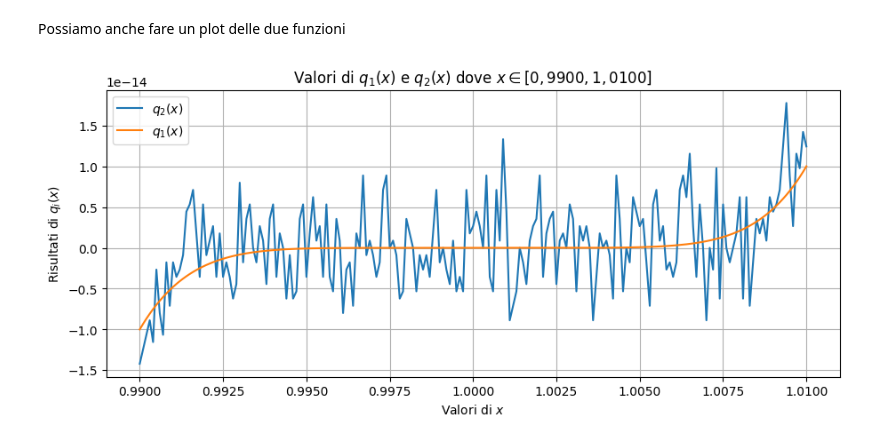
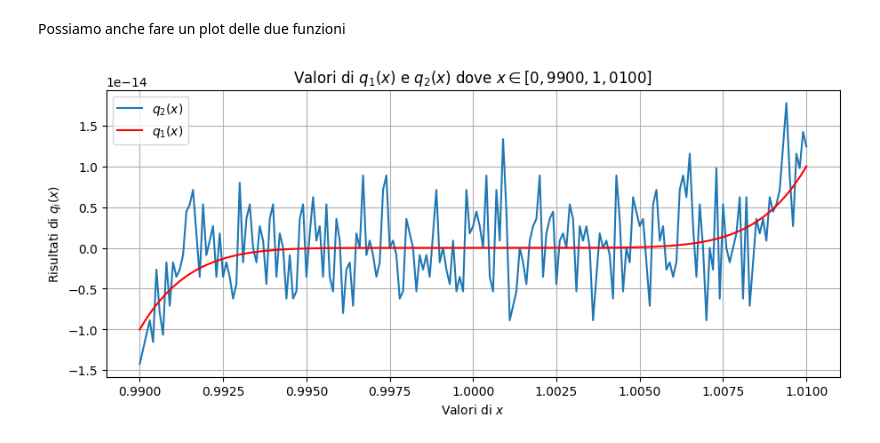
Before and after one commit to ElBi21/ACSAI, a Jupyter notebook: 3rd Year/Analisi e Calcolo Numerico/code/Python Notebooks/01-intro.ipynb, the cells around one changed output. Cells and saved outputs as stored; diff of their text form; code cells hidden in the pictures.

Commit message:
ACN changed graph in 1.1.0 and continued with IEEE

```diff
--- a/3rd Year/Analisi e Calcolo Numerico/code/Python Notebooks/01-intro.ipynb
+++ b/3rd Year/Analisi e Calcolo Numerico/code/Python Notebooks/01-intro.ipynb
@@ -38,18 +39,21 @@ Q2 = 1.776356839e-15 | E2 = -1.7763568389999e-15
 # %% [markdown]
 Possiamo anche fare un plot delle due funzioni
 # %%
+plt.rcParams['axes.facecolor'] = 'white'
+
 x = np.arange(0.9900, 1.0100, 0.0001)
 y1 = [q1(i) for i in x]
 y2 = [q2(i) for i in x]
 
 plt.figure(figsize=(9, 4), layout='constrained')
 plt.plot(x, y2, label="$q_2(x)$")
-plt.plot(x, y1, label="$q_1(x)$")
+plt.plot(x, y1, label="$q_1(x)$", color="red")
 plt.xlabel("Valori di $x$")
 plt.ylabel("Risultati di $q_i(x)$")
 plt.title("Valori di $q_1(x)$ e $q_2(x)$ dove $x \in [0,9900, 1,0100]$")
 plt.legend()
 plt.grid()
+savefig('../../notes/assets/image-001.png', transparent=True)
 plt.show()
 # %% [output]
-[figure, old version]
+[figure, new version]
```
Also changed, not shown: parts of 1 cell of this notebook, 3 other files.
